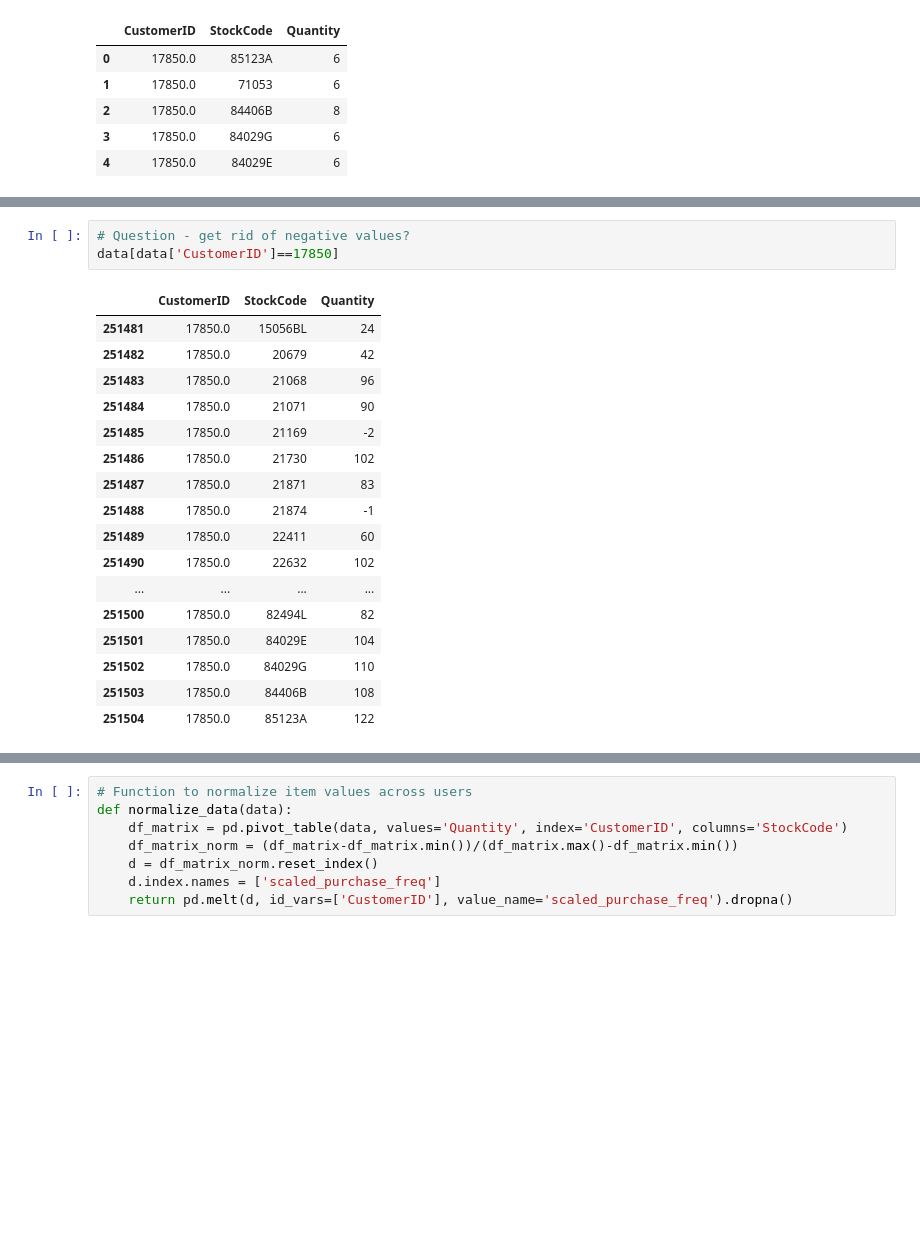
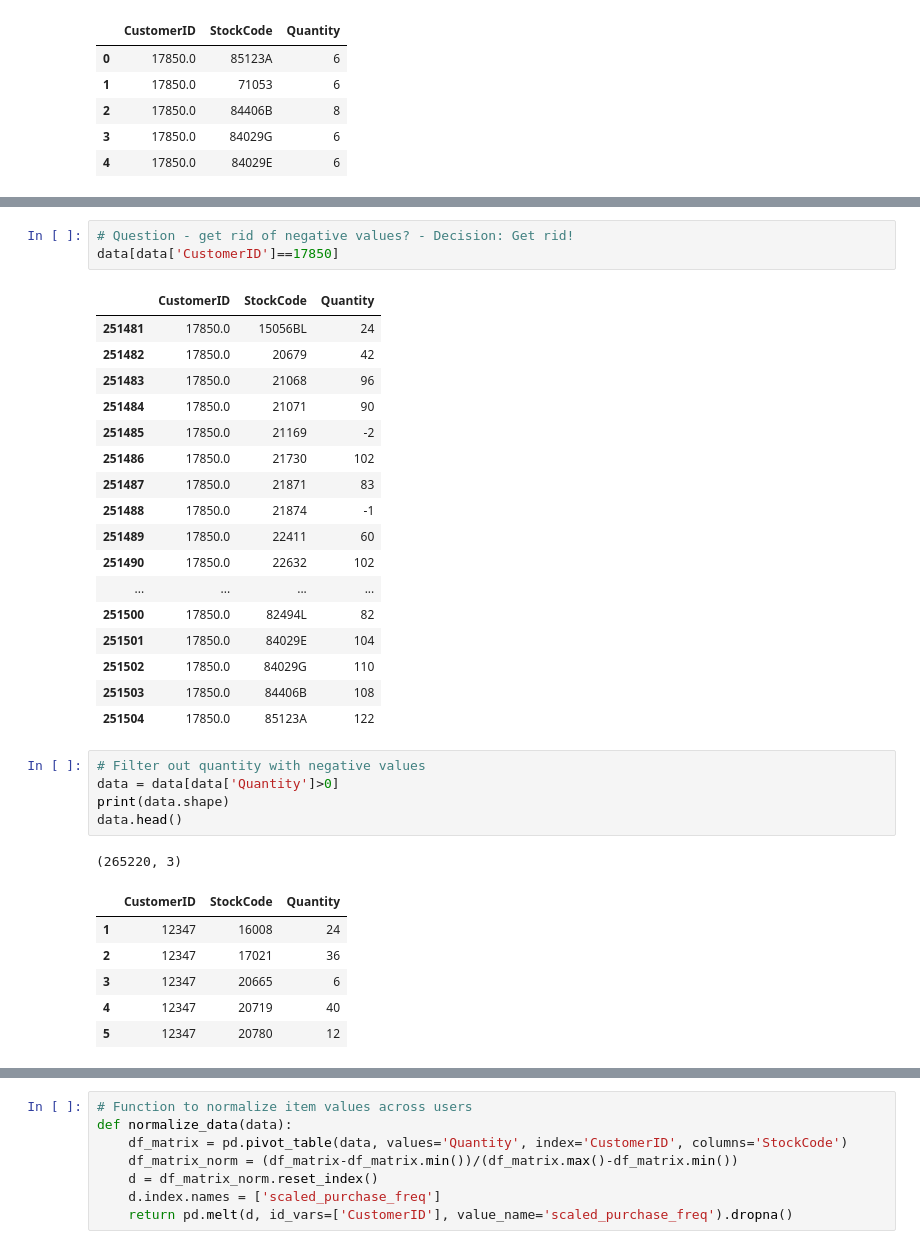
Before and after one commit to amilakanishka/ECommerce-Product-Recommender-Using-Machine-Learning, a Jupyter notebook: Jamie/uk_retail_export_scaled_freq.ipynb, the cells around one changed output, grey strips where cells are left out. Drawn from its saved outputs; the diff is of its cells as text; blank space fills up the shorter version.

```diff
--- a/Jamie/uk_retail_export_scaled_freq.ipynb
+++ b/Jamie/uk_retail_export_scaled_freq.ipynb
@@ -57,5 +69,5 @@ data.head()
 # %%
-# Question - get rid of negative values?
+# Question - get rid of negative values? - Decision: Get rid!
 data[data['CustomerID']==17850]
 # %% [output]
 |  | CustomerID | StockCode | Quantity |
@@ -75,3 +87,16 @@ data[data['CustomerID']==17850]
 | 251502 | 17850.0 | 84029G | 110 |
 | 251503 | 17850.0 | 84406B | 108 |
 | 251504 | 17850.0 | 85123A | 122 |
+# %%
+# Filter out quantity with negative values
+data = data[data['Quantity']>0]
+print(data.shape)
+data.head()
+# %% [output]
+(265220, 3)
+|  | CustomerID | StockCode | Quantity |
+| 1 | 12347 | 16008 | 24 |
+| 2 | 12347 | 17021 | 36 |
+| 3 | 12347 | 20665 | 6 |
+| 4 | 12347 | 20719 | 40 |
+| 5 | 12347 | 20780 | 12 |
```
Also changed, not shown: parts of 41 cells of this notebook.
